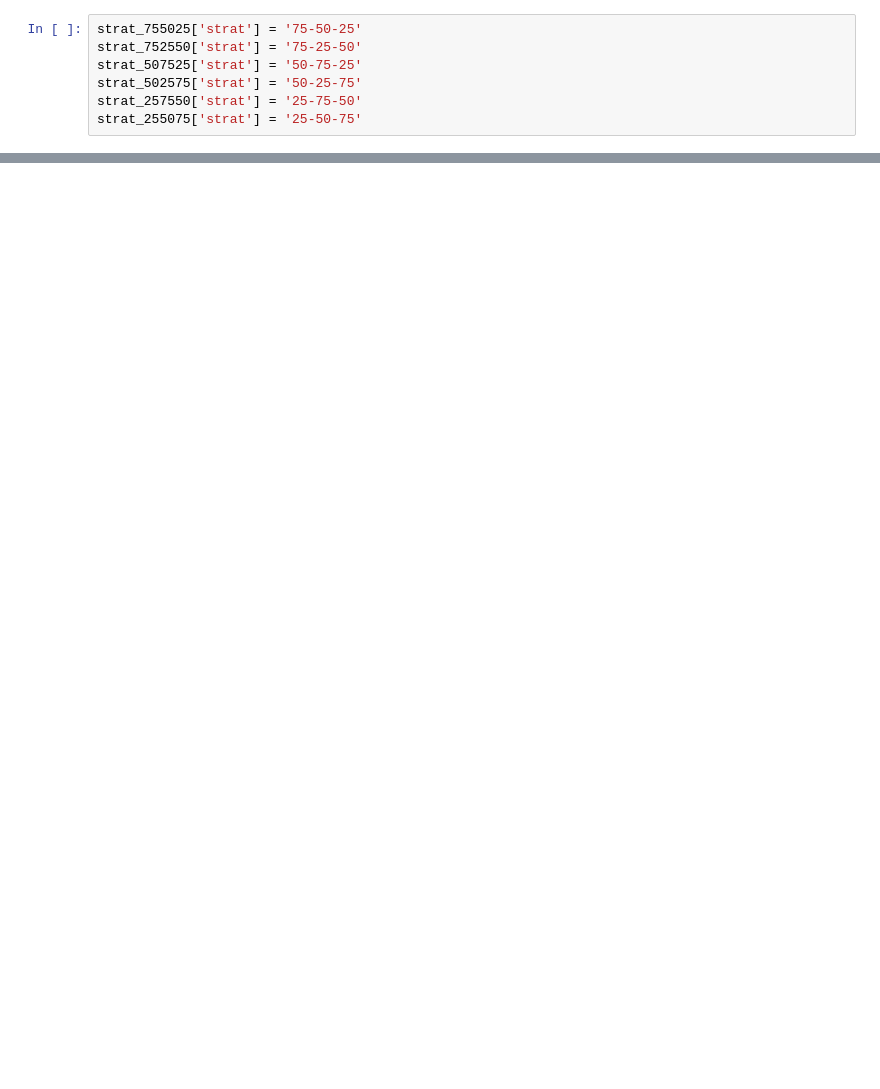
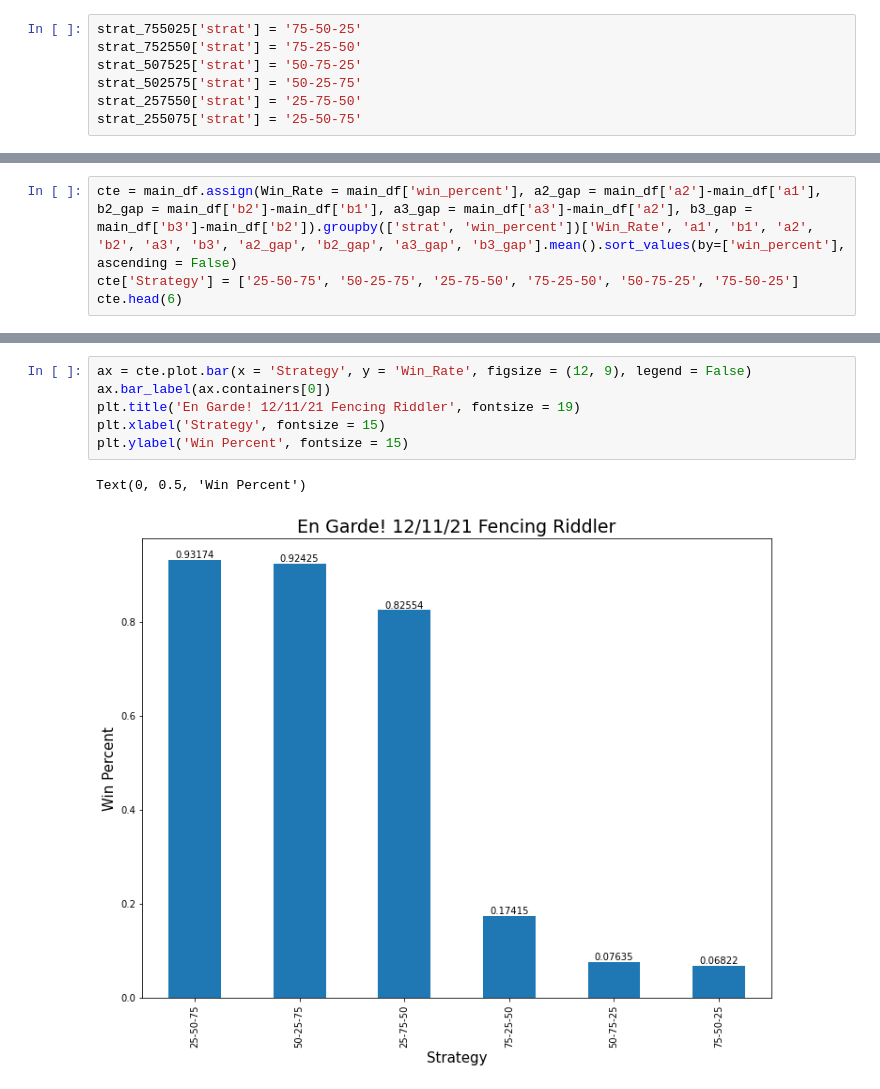
Before and after one commit to lejaja9/Riddlers, a Jupyter notebook: 12_10_21_Riddler_Classic.ipynb, the cells around one changed output, grey strips where cells are left out. Drawn from its saved outputs; the diff is of its cells as text; blank space fills up the shorter version.

Commit message:
Riddler Dec11

```diff
--- a/12_10_21_Riddler_Classic.ipynb
+++ b/12_10_21_Riddler_Classic.ipynb
@@ -87,0 +94,4 @@ main_df.head()
+# %%
+cte = main_df.assign(Win_Rate = main_df['win_percent'], a2_gap = main_df['a2']-main_df['a1'], b2_gap = main_df['b2']-main_df['b1'], a3_gap = main_df['a3']-main_df['a2'], b3_gap = main_df['b3']-main_df['b2']).groupby(['strat', 'win_percent'])['Win_Rate', 'a1', 'b1', 'a2', 'b2', 'a3', 'b3', 'a2_gap', 'b2_gap', 'a3_gap', 'b3_gap'].mean().sort_values(by=['win_percent'], ascending = False)
+cte['Strategy'] = ['25-50-75', '50-25-75', '25-75-50', '75-25-50', '50-75-25', '75-50-25']
+cte.head(6)
@@ -87,0 +107,9 @@ main_df.head()
+# %%
+ax = cte.plot.bar(x = 'Strategy', y = 'Win_Rate', figsize = (12, 9), legend = False)
+ax.bar_label(ax.containers[0])
+plt.title('En Garde! 12/11/21 Fencing Riddler', fontsize = 19)
+plt.xlabel('Strategy', fontsize = 15)
+plt.ylabel('Win Percent', fontsize = 15)
+# %% [output]
+Text(0, 0.5, 'Win Percent')
+[figure, added]
```
Also changed, not shown: parts of 7 cells of this notebook, 1 other file.
